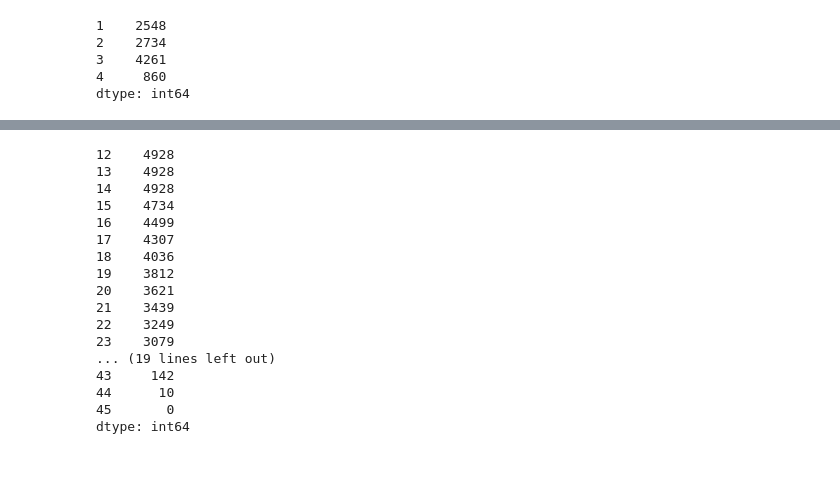
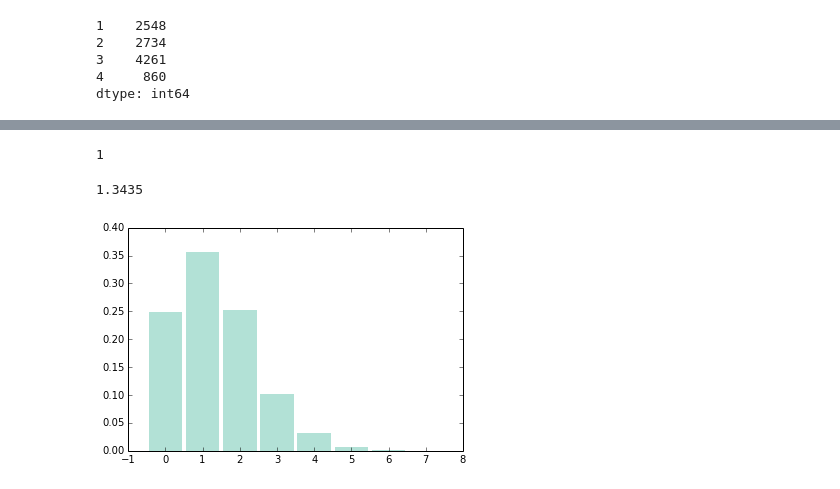
Before and after one commit to AllenDowney/GssReligion, a Jupyter notebook: nsfg.ipynb, the cells around one changed output, grey strips where cells are left out. Saved outputs shown, nothing was run; the diff lists cells and outputs as text; code cells hidden in the pictures.

Commit message:
Working on proc curves

```diff
--- a/nsfg.ipynb
+++ b/nsfg.ipynb
@@ -88,0 +106,3 @@ array([ 33.,  39.])
+# %%
+resp.index = resp.caseid
+resp
@@ -88,0 +129,15 @@ array([ 33.,  39.])
+# %%
+live = preg[preg.outcome==1]
+live['age_at_birth'] = (preg.cmintfin - preg.cmbirth) // 12
+live.dropna(subset=['age_at_birth'], inplace=True)
+
+grouped = live[['caseid', 'age_at_birth']].groupby('caseid')
+applied = grouped.apply(lambda x: x.age_at_birth.values.astype(int))
+
+resp['age_at_births'] = applied
+
+fillers = pandas.Series([[]] * len(resp), index=resp.index, dtype='object')
+resp.age_at_births.fillna(fillers, inplace=True)
+ages = np.concatenate(resp.age_at_births.values)
+low, high = min(ages), max(ages)
+low, high
@@ -102,7 +179,8 @@ TypeError: "value" parameter must be a scalar or dict, but you passed a "list"
 # %%
 def procreation_curve(resp):
 
-    ages = np.concatenate(resp.age_at_births)
+    ages = np.concatenate(resp.age_at_births.values).astype(int)
+    print(len(ages))
     low, high = min(ages), max(ages)
     high = max(high, max(resp.age)-1)
 
@@ -147,20 +242,15 @@ ValueError: zero-dimensional arrays cannot be concatenated
-# %%
-observed
-# %% [output]
-12    4928
-13    4928
-14    4928
-15    4734
-16    4499
-17    4307
-18    4036
-19    3812
-20    3621
-21    3439
-22    3249
-23    3079
-... (19 lines left out)
-43     142
-44      10
-45       0
-dtype: int64
+# %%
+def simulate_births(pc):
+    rand = np.random.random(len(pc))
+    ages = df.index[rand < df.prob]
+    return ages
+# %% [output]
+1
+# %%
+num_kids = [len(simulate_births(df)) for i in range(2000)]
+pmf = thinkstats2.Pmf(num_kids)
+thinkplot.Hist(pmf)
+print(pmf.Mean())
+# %% [output]
+1.3435
+[figure, added]
```
Also changed, not shown: parts of 27 cells of this notebook, 1 other file.
